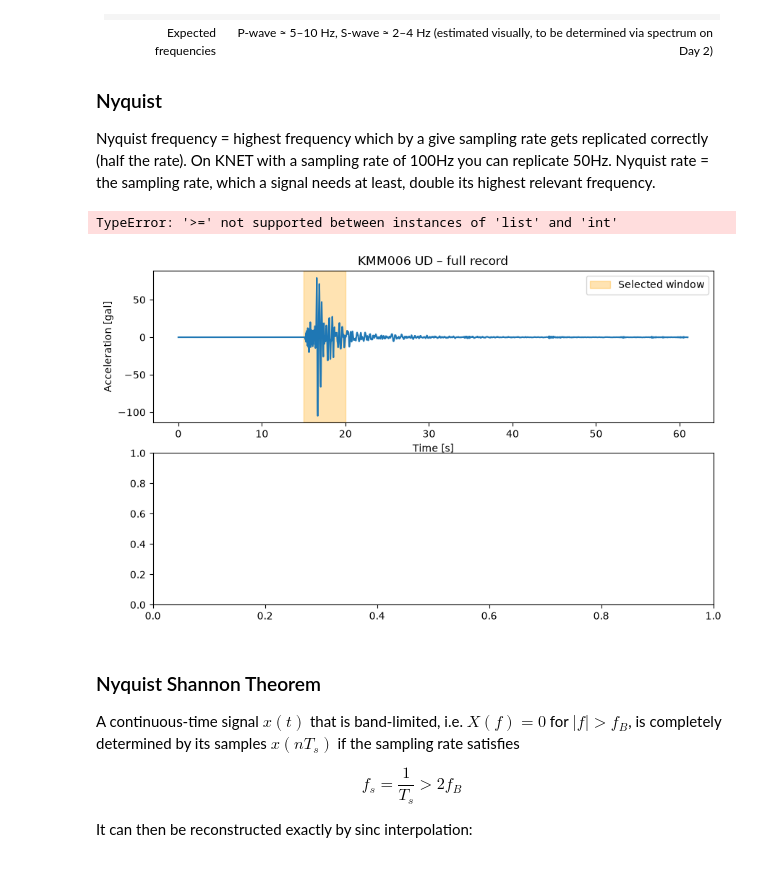
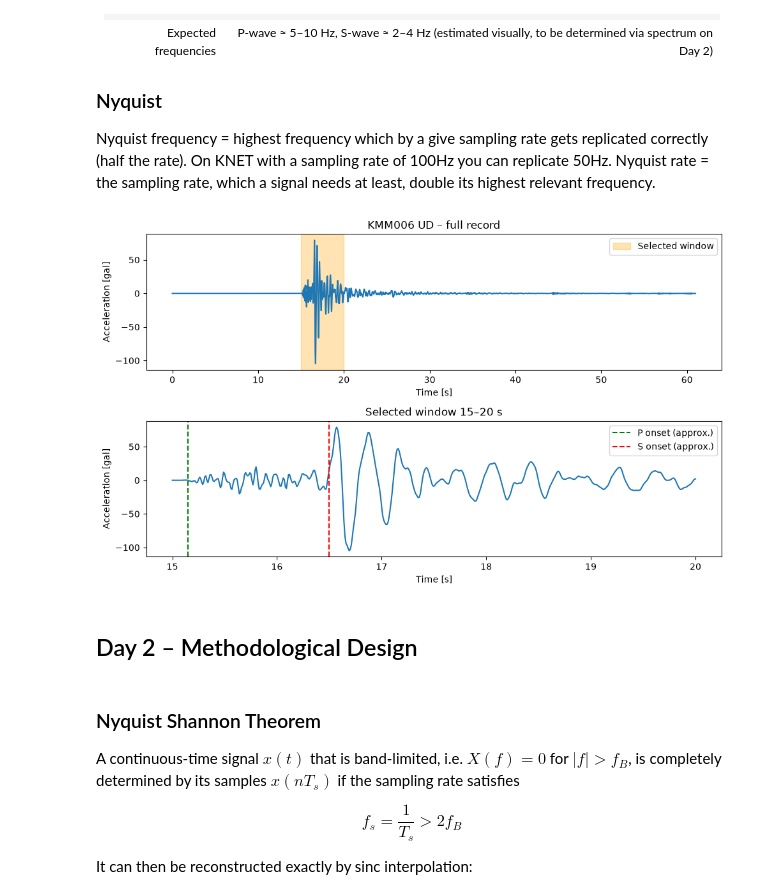
Before and after one commit to mischhart-bsc/gbsv_mc1, a Jupyter notebook: 01_sampling.ipynb, the cells around one changed output. Saved outputs shown, nothing was run; the diff lists cells and outputs as text; code cells hidden in the pictures; blank space fills up the shorter version.

```diff
--- a/01_sampling.ipynb
+++ b/01_sampling.ipynb
@@ -103,22 +106,24 @@ Nyquist frequency = highest frequency which by a give sampling rate gets replica
 Nyquist rate = the sampling rate, which a signal needs at least, double its highest relevant frequency.
 # %%
 fig, (ax1, ax2) = plt.subplots(2, 1, figsize=(10, 6))
+t = np.arange(len(acc)) / fs
 ax1.plot(t, acc)
 ax1.axvspan(15, 20, color="orange", alpha=0.3, label="Selected window")
 ax1.set(xlabel="Time [s]", ylabel="Acceleration [gal]", title="KMM006 UD – full record")
 ax1.legend()
 
 mask = (t >= 15) & (t <= 20)
 ax2.plot(t[mask], acc[mask])
 ax2.axvline(15.15, color="green", ls="--", label="P onset (approx.)")
 ax2.axvline(16.5, color="red", ls="--", label="S onset (approx.)")
 ax2.set(xlabel="Time [s]", ylabel="Acceleration [gal]", title="Selected window 15–20 s")
 ax2.legend()
 plt.tight_layout()
 plt.show()
 # %% [output]
-TypeError: '>=' not supported between instances of 'list' and 'int'
-[figure, old version]
+[figure, new version]
+# %% [markdown]
+## Day 2 – Methodological Design
 # %% [markdown]
 ### Nyquist Shannon Theorem
 A continuous-time signal $x(t)$ that is band-limited, i.e. $X(f) = 0$ for $|f| > f_B$, is completely determined by its samples $x(nT_s)$ if the sampling rate satisfies
```
Also changed, not shown: parts of 8 cells of this notebook, 2 other files.
